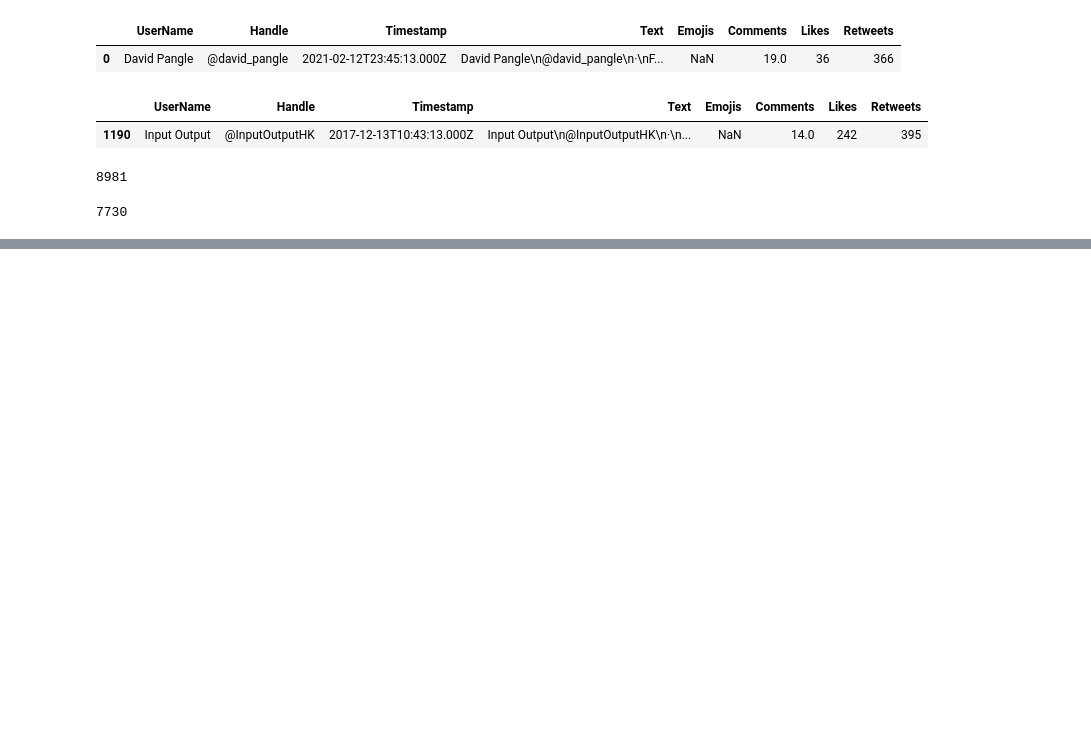
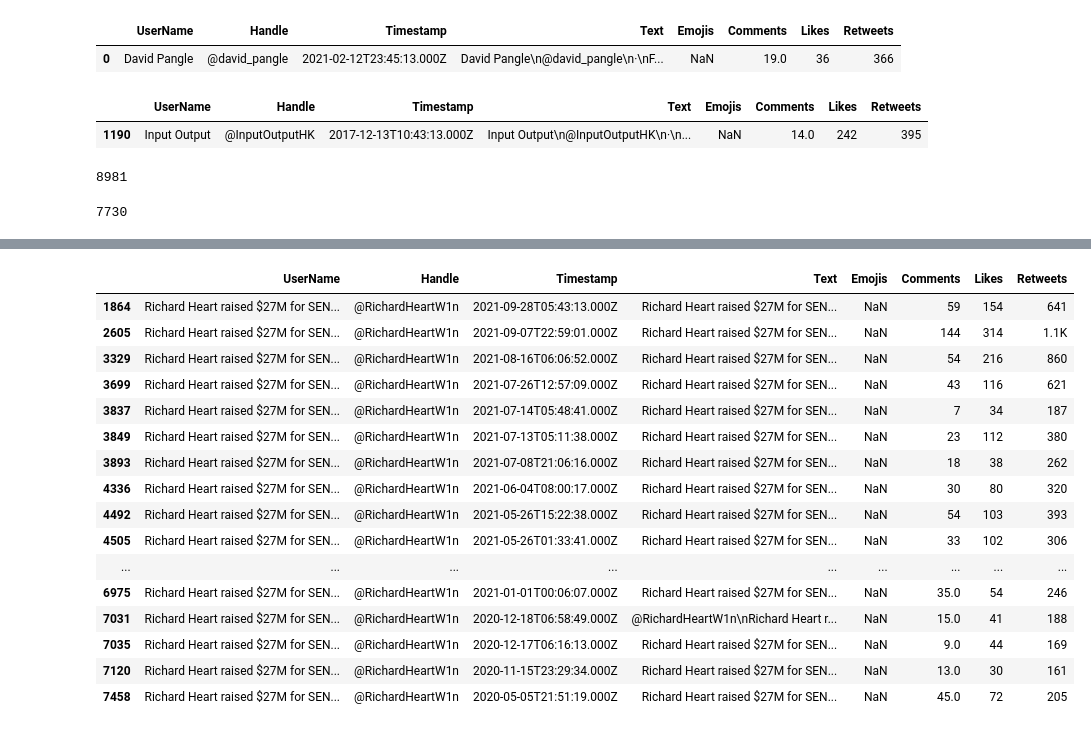
Before and after one commit to NonitMittal/crytpocurrency_price_prediction, a Jupyter notebook: webScraping/scrapping_dataProcessing.ipynb, the cells around one changed output, grey strips where cells are left out. Cells and saved outputs as stored; diff of their text form; code cells hidden in the pictures; blank space fills up the shorter version.

Commit message:
tweets are cleaned at level1

```diff
--- a/webScraping/scrapping_dataProcessing.ipynb
+++ b/webScraping/scrapping_dataProcessing.ipynb
@@ -62,0 +65,3 @@ new_data.to_csv(f"./twitter_tweets_final.csv", index = None, header=True)
+# %%
+dt = pd.read_csv("twitter_tweets_final_copy.csv")
+dt.isna().sum()
@@ -62,0 +94,21 @@ new_data.to_csv(f"./twitter_tweets_final.csv", index = None, header=True)
+# %%
+# adding the handle "@ADAFrog_Pool\n" before every tweet of username "₳daFrog - FROG/WOLF - Cardano stake pool - ステークプール"
+
+dt.loc[(dt["Handle"].isna() == True) & (dt["UserName"] == "₳daFrog - FROG/WOLF - Cardano stake pool - ステークプール"), "Text"] = "@ADAFrog_Pool\n" + dt["Text"][(dt["Handle"].isna() == True) & (dt["UserName"] == "₳daFrog - FROG/WOLF - Cardano stake pool - ステークプール")]
+
+# adding the handle "@RichardHeartW1n\n" before every tweet of username "Richard Heart raised $27M for SENS.org. Founded:"
+
+dt.loc[(dt["Handle"].isna() == True) & (dt["UserName"] == "Richard Heart raised $27M for SENS.org. Founded:"), "Text"] = "@RichardHeartW1n\n" + dt["Text"][(dt["Handle"].isna() == True) & (dt["UserName"] == "Richard Heart raised $27M for SENS.org. Founded:")]
+# %%
+# username with "₳daFrog - FROG/WOLF - Cardano stake pool - ステークプール"
+# has handle = "@ADAFrog_Pool"
+
+dt.loc[dt["UserName"] == "₳daFrog - FROG/WOLF - Cardano stake pool - ステークプール" , 'Handle'] = "@ADAFrog_Pool"
+
+# username with "Richard Heart raised $27M for SENS.org. Founded:"
+# has handle = "@RichardHeartW1n"
+
+dt.loc[dt["UserName"] == "Richard Heart raised $27M for SENS.org. Founded:" , 'Handle'] = "@RichardHeartW1n"
+
+# removing the record with username = "株式会社サクラエクスチェンジビットコイン/ビットコインの相談窓口【公式】"
+dt = dt.drop(2769)
@@ -62,0 +141,20 @@ new_data.to_csv(f"./twitter_tweets_final.csv", index = None, header=True)
+# %%
+dt[dt["UserName"] == "Richard Heart raised $27M for SENS.org. Founded:"]
+# %% [output]
+|  | UserName | Handle | Timestamp | Text | Emojis | Comments | Likes | Retweets |
+| 1864 | Richard Heart raised $27M for SEN... | @RichardHeartW1n | 2021-09-28T05:43:13.000Z | Richard Heart raised $27M for SEN... | NaN | 59 | 154 | 641 |
+| 2605 | Richard Heart raised $27M for SEN... | @RichardHeartW1n | 2021-09-07T22:59:01.000Z | Richard Heart raised $27M for SEN... | NaN | 144 | 314 | 1.1K |
+| 3329 | Richard Heart raised $27M for SEN... | @RichardHeartW1n | 2021-08-16T06:06:52.000Z | Richard Heart raised $27M for SEN... | NaN | 54 | 216 | 860 |
+| 3699 | Richard Heart raised $27M for SEN... | @RichardHeartW1n | 2021-07-26T12:57:09.000Z | Richard Heart raised $27M for SEN... | NaN | 43 | 116 | 621 |
+| 3837 | Richard Heart raised $27M for SEN... | @RichardHeartW1n | 2021-07-14T05:48:41.000Z | Richard Heart raised $27M for SEN... | NaN | 7 | 34 | 187 |
+| 3849 | Richard Heart raised $27M for SEN... | @RichardHeartW1n | 2021-07-13T05:11:38.000Z | Richard Heart raised $27M for SEN... | NaN | 23 | 112 | 380 |
+| 3893 | Richard Heart raised $27M for SEN... | @RichardHeartW1n | 2021-07-08T21:06:16.000Z | Richard Heart raised $27M for SEN... | NaN | 18 | 38 | 262 |
+| 4336 | Richard Heart raised $27M for SEN... | @RichardHeartW1n | 2021-06-04T08:00:17.000Z | Richard Heart raised $27M for SEN... | NaN | 30 | 80 | 320 |
+| 4492 | Richard Heart raised $27M for SEN... | @RichardHeartW1n | 2021-05-26T15:22:38.000Z | Richard Heart raised $27M for SEN... | NaN | 54 | 103 | 393 |
+| 4505 | Richard Heart raised $27M for SEN... | @RichardHeartW1n | 2021-05-26T01:33:41.000Z | Richard Heart raised $27M for SEN... | NaN | 33 | 102 | 306 |
+| ... | ... | ... | ... | ... | ... | ... | ... | ... |
+| 6975 | Richard Heart raised $27M for SEN... | @RichardHeartW1n | 2021-01-01T00:06:07.000Z | Richard Heart raised $27M for SEN... | NaN | 35.0 | 54 | 246 |
+| 7031 | Richard Heart raised $27M for SEN... | @RichardHeartW1n | 2020-12-18T06:58:49.000Z | @RichardHeartW1n\nRichard Heart r... | NaN | 15.0 | 41 | 188 |
+| 7035 | Richard Heart raised $27M for SEN... | @RichardHeartW1n | 2020-12-17T06:16:13.000Z | Richard Heart raised $27M for SEN... | NaN | 9.0 | 44 | 169 |
+| 7120 | Richard Heart raised $27M for SEN... | @RichardHeartW1n | 2020-11-15T23:29:34.000Z | Richard Heart raised $27M for SEN... | NaN | 13.0 | 30 | 161 |
+| 7458 | Richard Heart raised $27M for SEN... | @RichardHeartW1n | 2020-05-05T21:51:19.000Z | Richard Heart raised $27M for SEN... | NaN | 45.0 | 72 | 205 |
```
Also changed, not shown: parts of 15 cells of this notebook, 2 other files.
